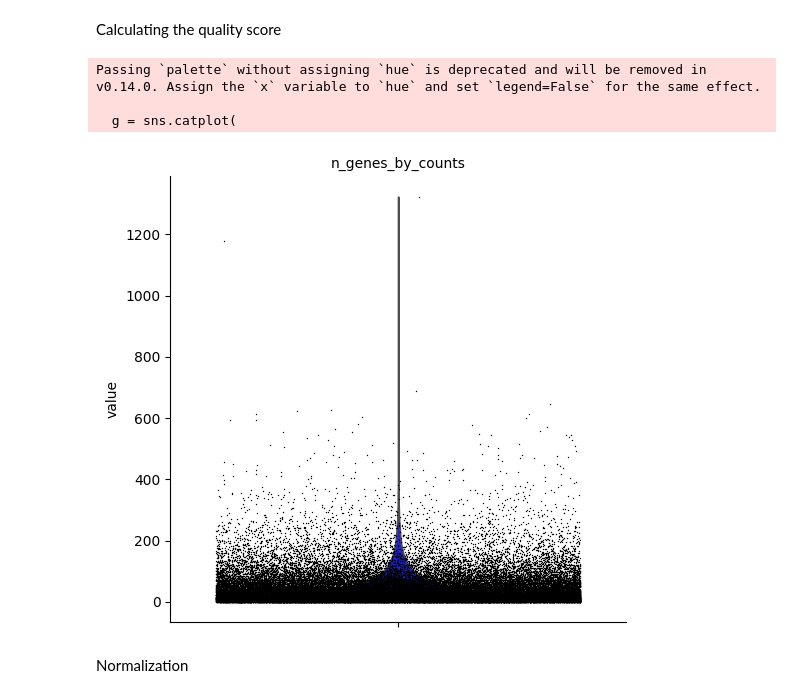
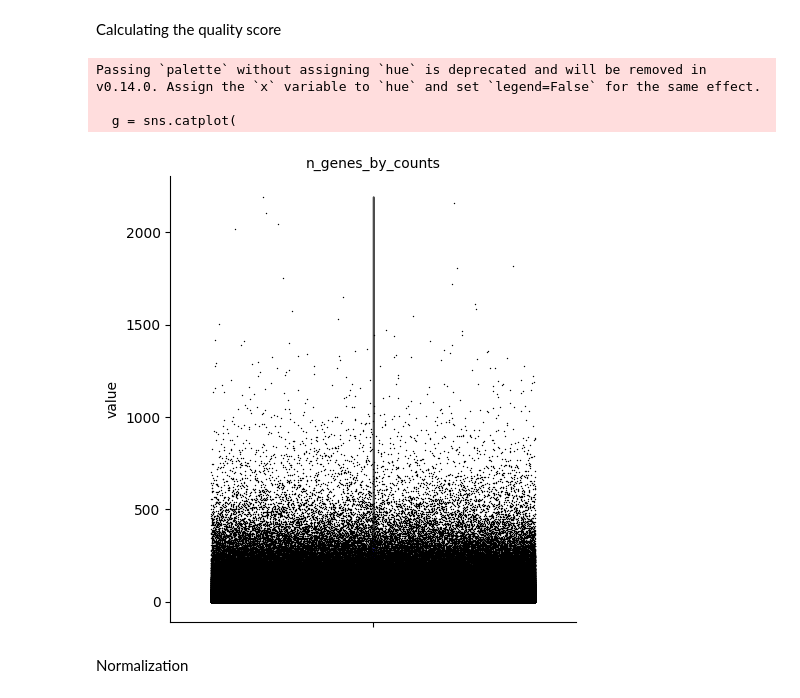
Before and after one commit to TerminatorJ/Spatialformer, a Jupyter notebook: downstream/GCO_analysis/Gene_pair_analysis.ipynb, the cells around one changed output. Saved outputs shown, nothing was run; the diff lists cells and outputs as text; code cells hidden in the pictures.

```diff
--- a/downstream/GCO_analysis/Gene_pair_analysis.ipynb
+++ b/downstream/GCO_analysis/Gene_pair_analysis.ipynb
@@ -8,7 +9,7 @@ import numpy as np
 import matplotlib.pyplot as plt
 # Correct and verified path to the file
 # Getting the 48 Xenium slides from the David dataset
-output_h5ad_path = "/scratch/project_465001027/Spatialformer/data/gene_pair.h5ad"
+output_h5ad_path = "/scratch/project_465001820/Spatialformer/data/gene_pair.h5ad"
 # Load the AnnData object from the .h5ad file
 adata = sc.read_h5ad(output_h5ad_path)
 # %%
@@ -59,31 +60,31 @@ sc.pp.calculate_qc_metrics(
 )
 # %%
 ax = sc.pl.violin(
-    subann_adata,
+    adata,
     ["n_genes_by_counts"],
     jitter=0.4,
     multi_panel=True,
     palette=["blue"],
     show=False
 )
 
 # Access the current figure
 fig = plt.gcf()
 ax = plt.gca()  # Get the current axes
 # # Add more padding between the annotations and the figure
 plt.tight_layout()
 # # Show and save the modified plot
 plt.show()
 # Save the figure using matplotlib's savefig
-fig.savefig("/scratch/project_465001820/Spatialformer/Figure/n_genes_by_counts_violin.png", dpi=300, bbox_inches='tight', format='png')
+fig.savefig("/scratch/project_465001820/Spatialformer/data/Figures/n_genes_by_counts_violin.png", dpi=300, bbox_inches='tight', format='png')
 
 # Close the figure to free up memory, especially in scripts
 plt.close(fig)
 # %% [output]
 Passing `palette` without assigning `hue` is deprecated and will be removed in v0.14.0. Assign the `x` variable to `hue` and set `legend=False` for the same effect.
 
   g = sns.catplot(
-[figure, old version]
+[figure, new version]
 # %% [markdown]
 Normalization
 # %%
```
Also changed, not shown: parts of 11 cells of this notebook, 19 other files.
